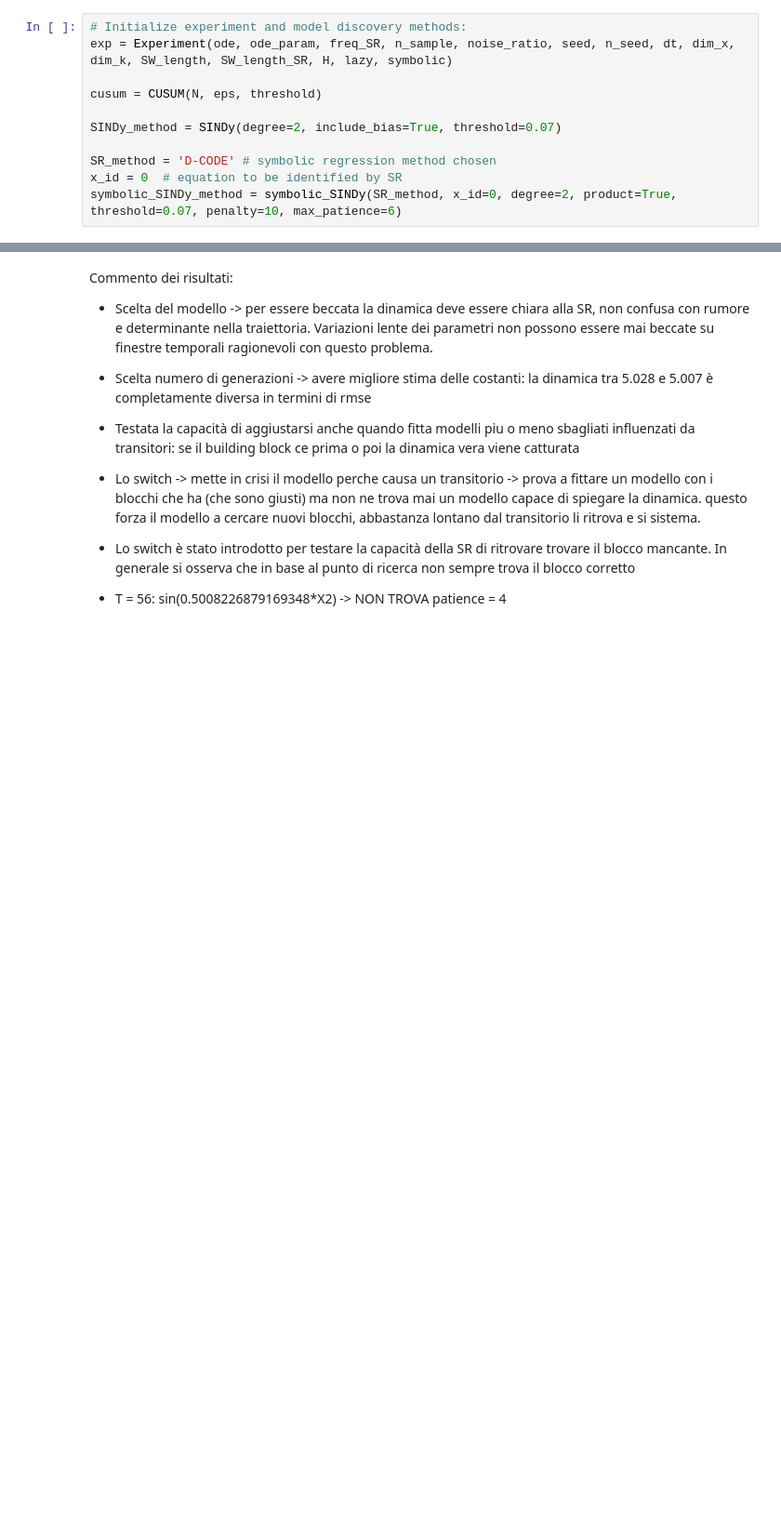
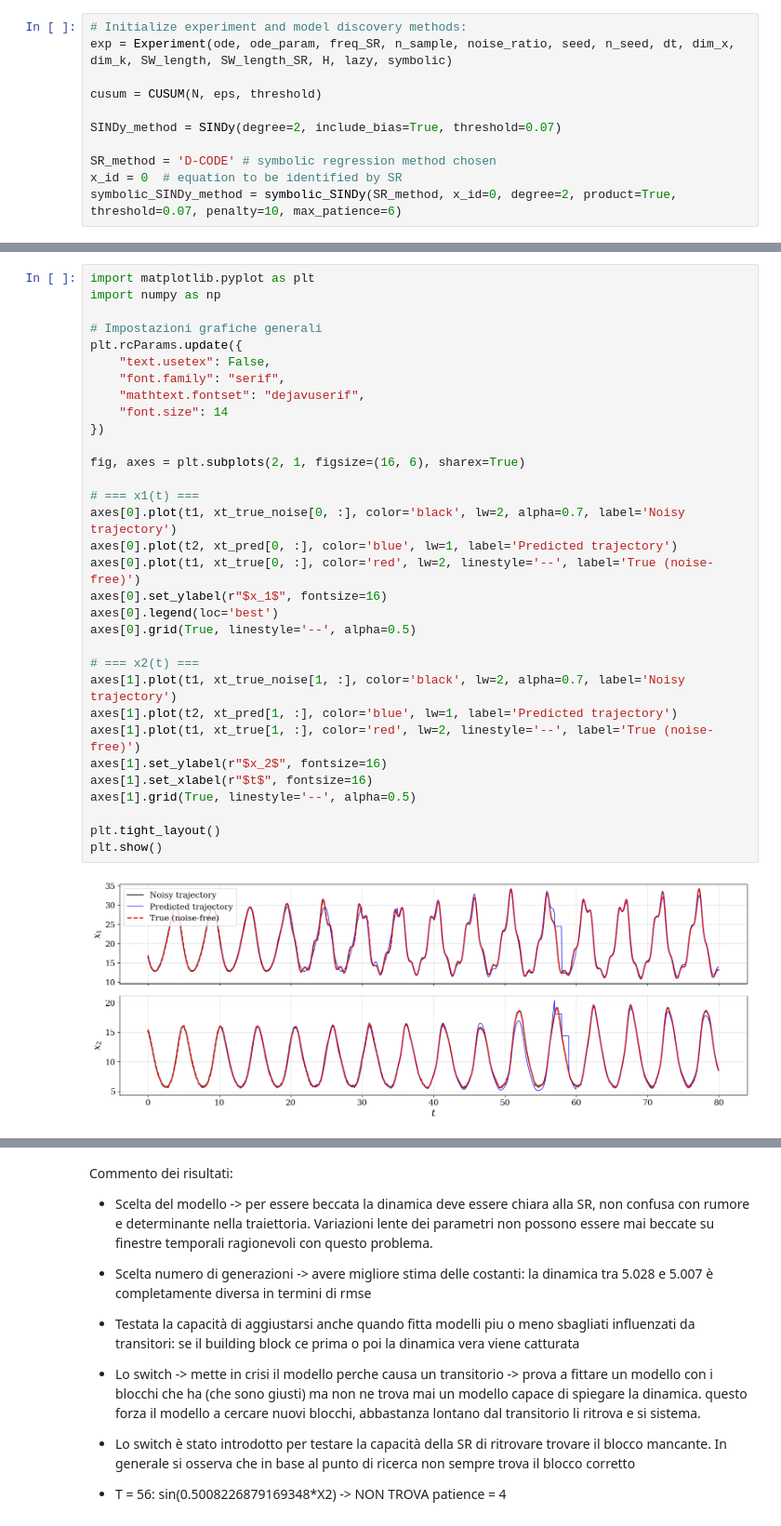
Before and after one commit to mattiagast/TesiBackup, a Jupyter notebook: Online-Test/timeVarying_LotkaVolterra.ipynb, the cells around one changed output, grey strips where cells are left out. Shown at 93% size. Drawn from its saved outputs; the diff is of its cells as text; blank space fills up the shorter version.

```diff
--- a/Online-Test/timeVarying_LotkaVolterra.ipynb
+++ b/Online-Test/timeVarying_LotkaVolterra.ipynb
@@ -369,0 +486,34 @@ for x in [plot_times_1[1], plot_times_1[2], plot_times_1[3], plot_times_1[4]]:
+# %%
+import matplotlib.pyplot as plt
+import numpy as np
+
+# Impostazioni grafiche generali
+plt.rcParams.update({
+    "text.usetex": False,
+    "font.family": "serif",
+    "mathtext.fontset": "dejavuserif",
+    "font.size": 14
+})
+
+fig, axes = plt.subplots(2, 1, figsize=(16, 6), sharex=True)
+
+# === x1(t) ===
+axes[0].plot(t1, xt_true_noise[0, :], color='black', lw=2, alpha=0.7, label='Noisy trajectory')
+axes[0].plot(t2, xt_pred[0, :], color='blue', lw=1, label='Predicted trajectory')
+axes[0].plot(t1, xt_true[0, :], color='red', lw=2, linestyle='--', label='True (noise-free)')
+axes[0].set_ylabel(r"$x_1$", fontsize=16)
+axes[0].legend(loc='best')
+axes[0].grid(True, linestyle='--', alpha=0.5)
+
+# === x2(t) ===
+axes[1].plot(t1, xt_true_noise[1, :], color='black', lw=2, alpha=0.7, label='Noisy trajectory')
+axes[1].plot(t2, xt_pred[1, :], color='blue', lw=1, label='Predicted trajectory')
+axes[1].plot(t1, xt_true[1, :], color='red', lw=2, linestyle='--', label='True (noise-free)')
+axes[1].set_ylabel(r"$x_2$", fontsize=16)
+axes[1].set_xlabel(r"$t$", fontsize=16)
+axes[1].grid(True, linestyle='--', alpha=0.5)
+
+plt.tight_layout()
+plt.show()
+# %% [output]
+[figure, added]
```
Also changed, not shown: parts of 12 cells of this notebook, 18 other files.
